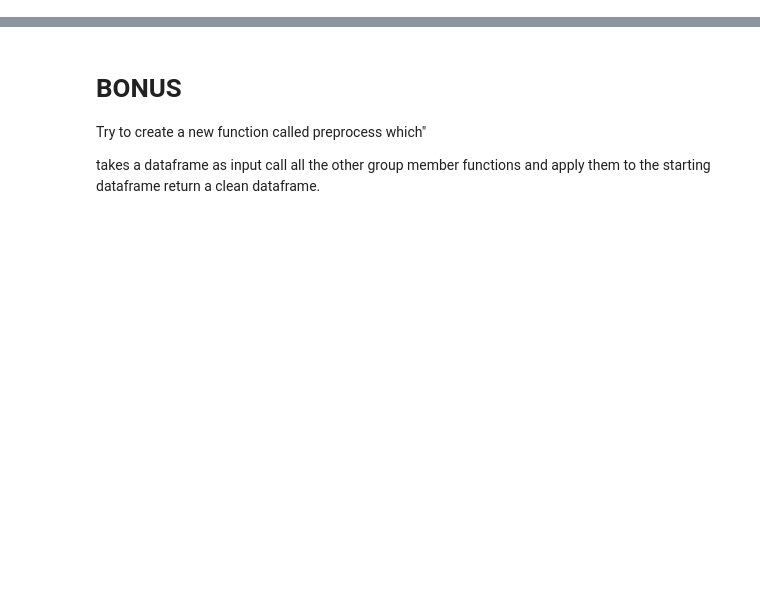
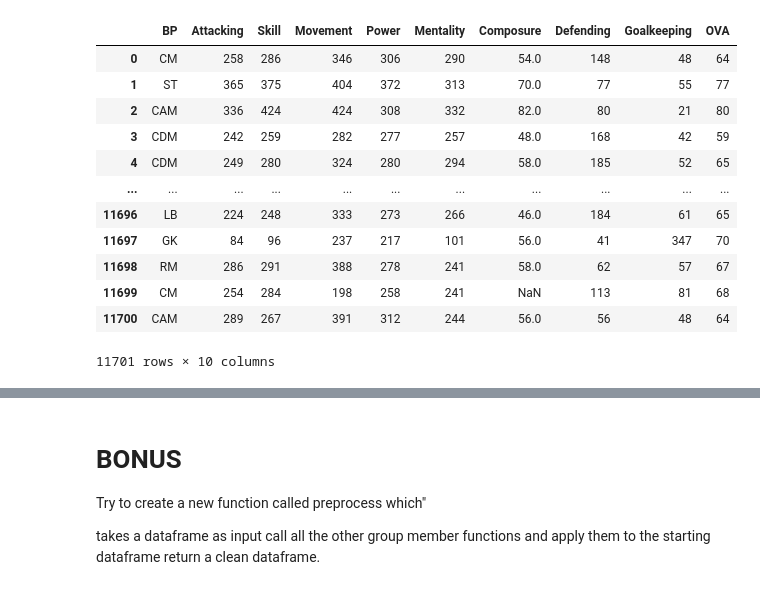
Before and after one commit to SSOCosta/FIFA-21-PROJECT, a Jupyter notebook: FIFA_21_PROJECT.ipynb, the cells around one changed output, grey strips where cells are left out. Cells and saved outputs as stored; diff of their text form; code cells hidden in the pictures; blank space fills up the shorter version.

```diff
--- a/FIFA_21_PROJECT.ipynb
+++ b/FIFA_21_PROJECT.ipynb
@@ -20,20 +68,33 @@ fifa_df
 # %%
 #columns_to_retain = [
     #'BP', 'Position',
     #'Attacking', 'Skill', 'Movement', 'Power', 'Mentality', 'Composure',
      #'Defending','Goalkeeping', 'OVA','LS', 'ST', 'RS', 'LW', 'LF', 'CF',
      #'RF', 'RW', 'LAM', 'CAM', 'RAM', 'LM', 'LCM', 'CM', 'RCM', 'RM', 'LWB',
      #'LDM', 'CDM', 'RDM', 'RWB', 'LB', 'LCB', 'CB', 'RCB', 'RB', 'GK',]
 
 columns_to_retain = [
-    'BP', 'Position',
-    'Attacking', 'Skill', 'Movement', 'Power', 'Mentality', 'Composure',
-     'Defending','Goalkeeping', 'OVA']
+    'BP', 'Attacking', 'Skill', 'Movement', 'Power', 'Mentality', 'Composure',
+     'Defending','Goalkeeping','OVA']
 
 
 # Now you can use this list to filter your dataframe:
 fifa_df_filtered = fifa_df[columns_to_retain]
 fifa_df_filtered
+# %% [output]
+|  | BP | Attacking | Skill | Movement | Power | Mentality | Composure | Defending | Goalkeeping | OVA |
+| 0 | CM | 258 | 286 | 346 | 306 | 290 | 54.0 | 148 | 48 | 64 |
+| 1 | ST | 365 | 375 | 404 | 372 | 313 | 70.0 | 77 | 55 | 77 |
+| 2 | CAM | 336 | 424 | 424 | 308 | 332 | 82.0 | 80 | 21 | 80 |
+| 3 | CDM | 242 | 259 | 282 | 277 | 257 | 48.0 | 168 | 42 | 59 |
+| 4 | CDM | 249 | 280 | 324 | 280 | 294 | 58.0 | 185 | 52 | 65 |
+| ... | ... | ... | ... | ... | ... | ... | ... | ... | ... | ... |
+| 11696 | LB | 224 | 248 | 333 | 273 | 266 | 46.0 | 184 | 61 | 65 |
+| 11697 | GK | 84 | 96 | 237 | 217 | 101 | 56.0 | 41 | 347 | 70 |
+| 11698 | RM | 286 | 291 | 388 | 278 | 241 | 58.0 | 62 | 57 | 67 |
+| 11699 | CM | 254 | 284 | 198 | 258 | 241 | NaN | 113 | 81 | 68 |
+| 11700 | CAM | 289 | 267 | 391 | 312 | 244 | 56.0 | 56 | 48 | 64 |
+11701 rows × 10 columns
 # %%
 check_duplicates = fifa_df_filtered.duplicated()
 check_duplicates
```
Also changed, not shown: parts of 30 cells of this notebook.
